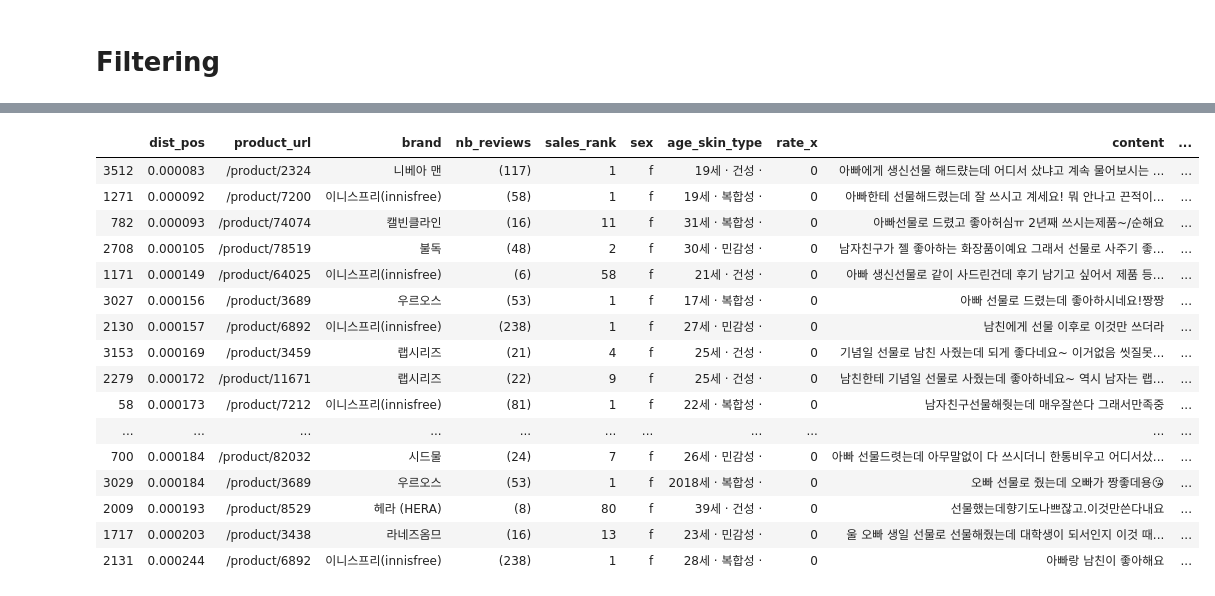
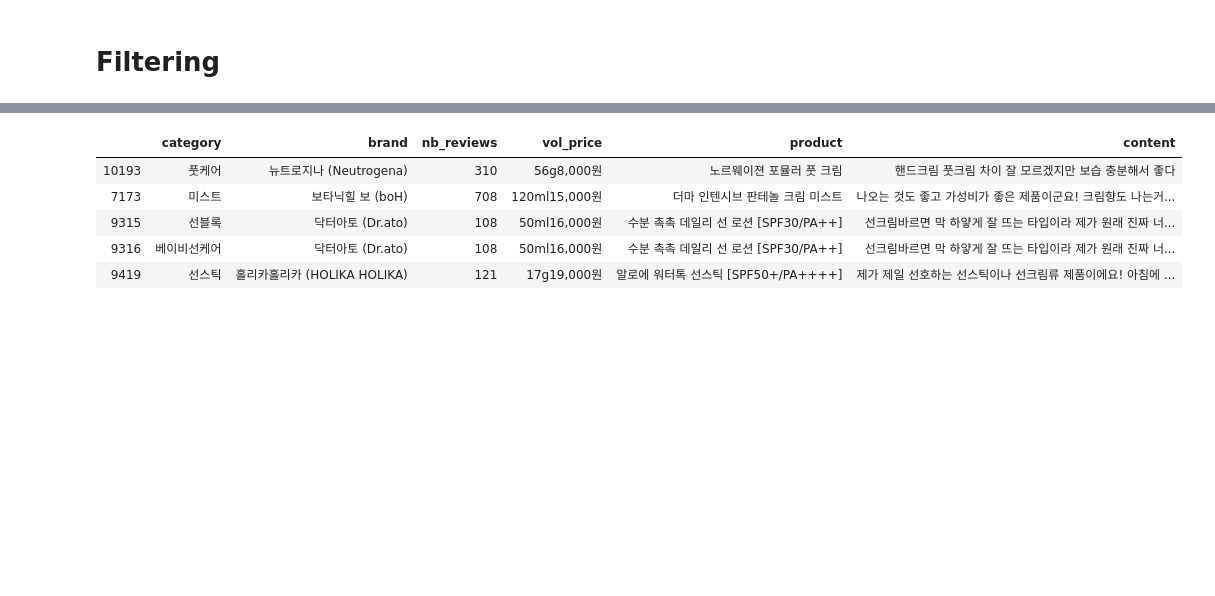
Before and after one commit to DataNetworkAnalysis/Cosmetic-Recommendation-for-Man, a Jupyter notebook: notebook/Recommeder.ipynb, the cells around one changed output, grey strips where cells are left out. Drawn from its saved outputs; the diff is of its cells as text; code cells hidden in the pictures; blank space fills up the shorter version.

```diff
--- a/notebook/Recommeder.ipynb
+++ b/notebook/Recommeder.ipynb
@@ -102,0 +256,2 @@ array(['스킨', '로션', '에센스', '크림', '클렌징', '스크럽/필링
+# %%
+reviews_prod = reviews_prod[reviews_prod.nb_reviews >= nb_reviews_med]
@@ -158,2 +273,3 @@ print(inter_word)
-# %%
-features = ['product_url','brand','nb_reviews','sex','age_skin_type','rate_x','content','product']
+# %%
+reviews_prod = reviews_prod[reviews_prod.rate_x.isin([0,1])]
+print('reviews_prod.shape: ',reviews_prod.shape)
@@ -182,8 +296,8 @@ temp.head()
 f = set(s_text[0]) & set(cat_lst)
 if len(f) > 0:
     temp = reviews_prod[['dist_word'] + features]
-    temp = temp[temp.category.isin(f)].sort_values(by=['rate_x','dist_word']).head(20)
+    temp = temp[temp.category.isin(f)].sort_values(by=['rate_x','dist_word']).drop_duplicates()
 else:
-    temp = reviews_prod[['dist_word'] + features].sort_values(by=['rate_x','dist_word']).head(20)
-temp
+    temp = reviews_prod[['dist_word'] + features].sort_values(by=['rate_x','dist_word']).drop_duplicates()
+temp[show_features + ['content']].head()
 # %% [output]
@@ -207,29 +310,18 @@ temp
 # %%
 f = set(s_text[0]) & set(cat_lst)
 if len(f) > 0:
     temp = reviews_prod[['dist_pos'] + features]
-    temp = temp[temp.category.isin(f)].sort_values(by=['rate_x','dist_pos']).head(20)
+    temp = temp[temp.category.isin(f)].sort_values(by=['rate_x','dist_pos']).drop_duplicates()
 else:
-    temp = reviews_prod[['dist_pos'] + features].sort_values(by=['rate_x','dist_pos']).head(20)
-temp
+    temp = reviews_prod[['dist_pos'] + features].sort_values(by=['rate_x','dist_pos']).drop_duplicates()
+temp[show_features + ['content']].head()
 # %% [output]
-|  | dist_pos | product_url | brand | nb_reviews | sales_rank | sex | age_skin_type | rate_x | content | ... |
-| 3512 | 0.000083 | /product/2324 | 니베아 맨 | (117) | 1 | f | 19세 · 건성 · | 0 | 아빠에게 생신선물 해드럈는데 어디서 샀냐고 계속 물어보시는 ... | ... |
-| 1271 | 0.000092 | /product/7200 | 이니스프리(innisfree) | (58) | 1 | f | 19세 · 복합성 · | 0 | 아빠한테 선물해드렸는데 잘 쓰시고 계세요! 뭐 안나고 끈적이... | ... |
-| 782 | 0.000093 | /product/74074 | 캘빈클라인 | (16) | 11 | f | 31세 · 복합성 · | 0 | 아빠선물로 드렸고 좋아허심ㅠ 2년째 쓰시는제품~/순해요 | ... |
-| 2708 | 0.000105 | /product/78519 | 불독 | (48) | 2 | f | 30세 · 민감성 · | 0 | 남자친구가 젤 좋아하는 화장품이예요 그래서 선물로 사주기 좋... | ... |
-| 1171 | 0.000149 | /product/64025 | 이니스프리(innisfree) | (6) | 58 | f | 21세 · 건성 · | 0 | 아빠 생신선물로 같이 사드린건데 후기 남기고 싶어서 제품 등... | ... |
-| 3027 | 0.000156 | /product/3689 | 우르오스 | (53) | 1 | f | 17세 · 복합성 · | 0 | 아빠 선물로 드렸는데 좋아하시네요!짱짱 | ... |
-| 2130 | 0.000157 | /product/6892 | 이니스프리(innisfree) | (238) | 1 | f | 27세 · 민감성 · | 0 | 남친에게 선물 이후로 이것만 쓰더라 | ... |
-| 3153 | 0.000169 | /product/3459 | 랩시리즈 | (21) | 4 | f | 25세 · 건성 · | 0 | 기념일 선물로 남친 사줬는데 되게 좋다네요~ 이거없음 씻질못... | ... |
-| 2279 | 0.000172 | /product/11671 | 랩시리즈 | (22) | 9 | f | 25세 · 건성 · | 0 | 남친한테 기념일 선물로 사줬는데 좋아하네요~ 역시 남자는 랩... | ... |
-| 58 | 0.000173 | /product/7212 | 이니스프리(innisfree) | (81) | 1 | f | 22세 · 복합성 · | 0 | 남자친구선물해줫는데 매우잘쓴다 그래서만족중 | ... |
-| ... | ... | ... | ... | ... | ... | ... | ... | ... | ... | ... |
-| 700 | 0.000184 | /product/82032 | 시드물 | (24) | 7 | f | 26세 · 민감성 · | 0 | 아빠 선물드렷는데 아무말없이 다 쓰시더니 한통비우고 어디서샀... | ... |
-| 3029 | 0.000184 | /product/3689 | 우르오스 | (53) | 1 | f | 2018세 · 복합성 · | 0 | 오빠 선물로 줬는데 오빠가 짱좋데용😘 | ... |
-| 2009 | 0.000193 | /product/8529 | 헤라 (HERA) | (8) | 80 | f | 39세 · 건성 · | 0 | 선물했는데향기도나쁘잖고.이것만쓴다내요 | ... |
-| 1717 | 0.000203 | /product/3438 | 라네즈옴므 | (16) | 13 | f | 23세 · 민감성 · | 0 | 울 오빠 생일 선물로 선물해줬는데 대학생이 되서인지 이것 때... | ... |
-| 2131 | 0.000244 | /product/6892 | 이니스프리(innisfree) | (238) | 1 | f | 28세 · 복합성 · | 0 | 아빠랑 남친이 좋아해요 | ... |
+|  | category | brand | nb_reviews | vol_price | product | content |
+| 10193 | 풋케어 | 뉴트로지나 (Neutrogena) | 310 | 56g8,000원 | 노르웨이젼 포뮬러 풋 크림 | 핸드크림 풋크림 차이 잘 모르겠지만 보습 충분해서 좋다 |
+| 7173 | 미스트 | 보타닉힐 보 (boH) | 708 | 120ml15,000원 | 더마 인텐시브 판테놀 크림 미스트 | 나오는 것도 좋고 가성비가 좋은 제품이군요! 크림향도 나는거... |
+| 9315 | 선블록 | 닥터아토 (Dr.ato) | 108 | 50ml16,000원 | 수분 촉촉 데일리 선 로션 [SPF30/PA++] | 선크림바르면 막 하얗게 잘 뜨는 타입이라 제가 원래 진짜 너... |
+| 9316 | 베이비선케어 | 닥터아토 (Dr.ato) | 108 | 50ml16,000원 | 수분 촉촉 데일리 선 로션 [SPF30/PA++] | 선크림바르면 막 하얗게 잘 뜨는 타입이라 제가 원래 진짜 너... |
+| 9419 | 선스틱 | 홀리카홀리카 (HOLIKA HOLIKA) | 121 | 17g19,000원 | 알로에 워터톡 선스틱 [SPF50+/PA++++] | 제가 제일 선호하는 선스틱이나 선크림류 제품이에요! 아침에 ... |
 # %%
 f = set(s_text[0]) & set(cat_lst)
 if len(f) > 0:
```
Also changed, not shown: parts of 46 cells of this notebook.
